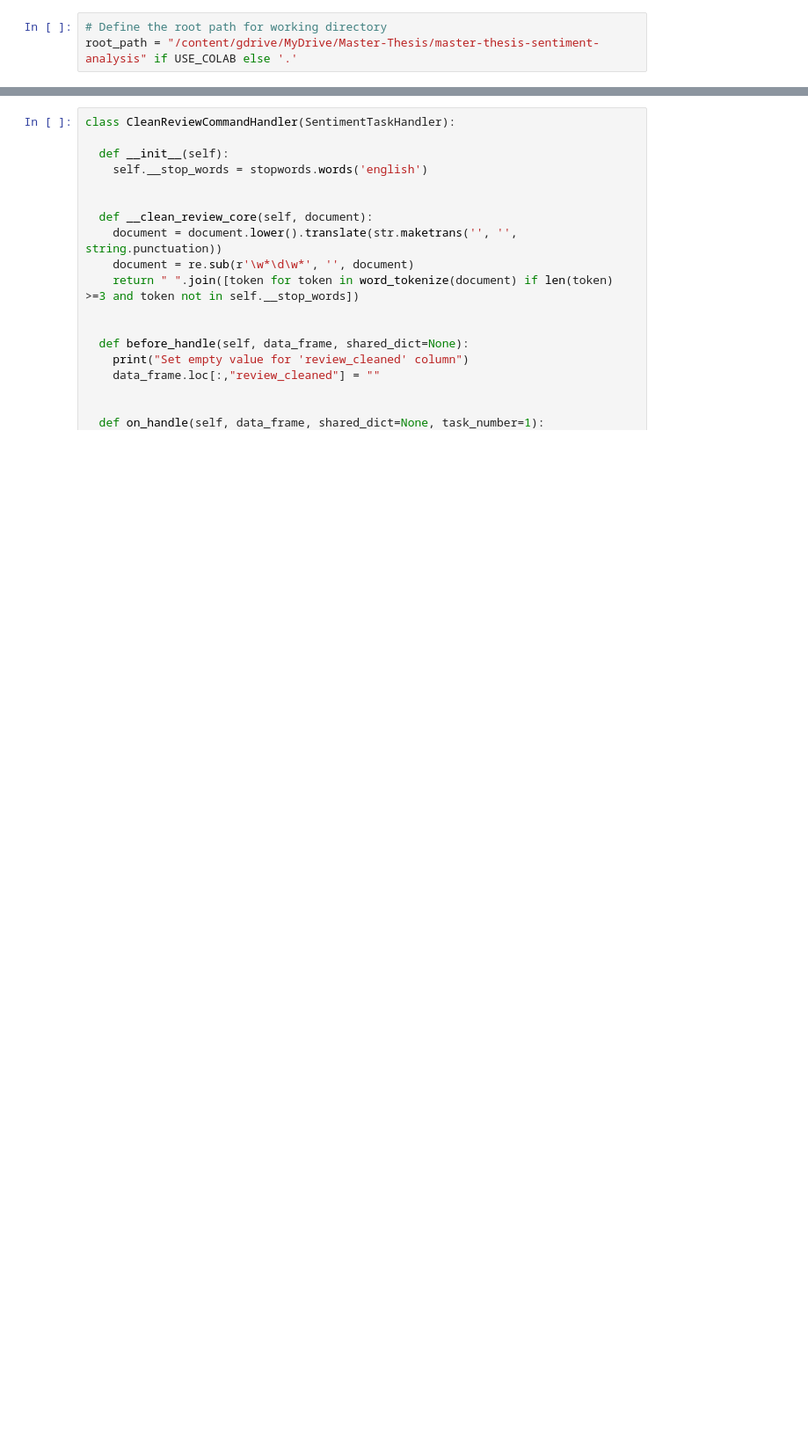
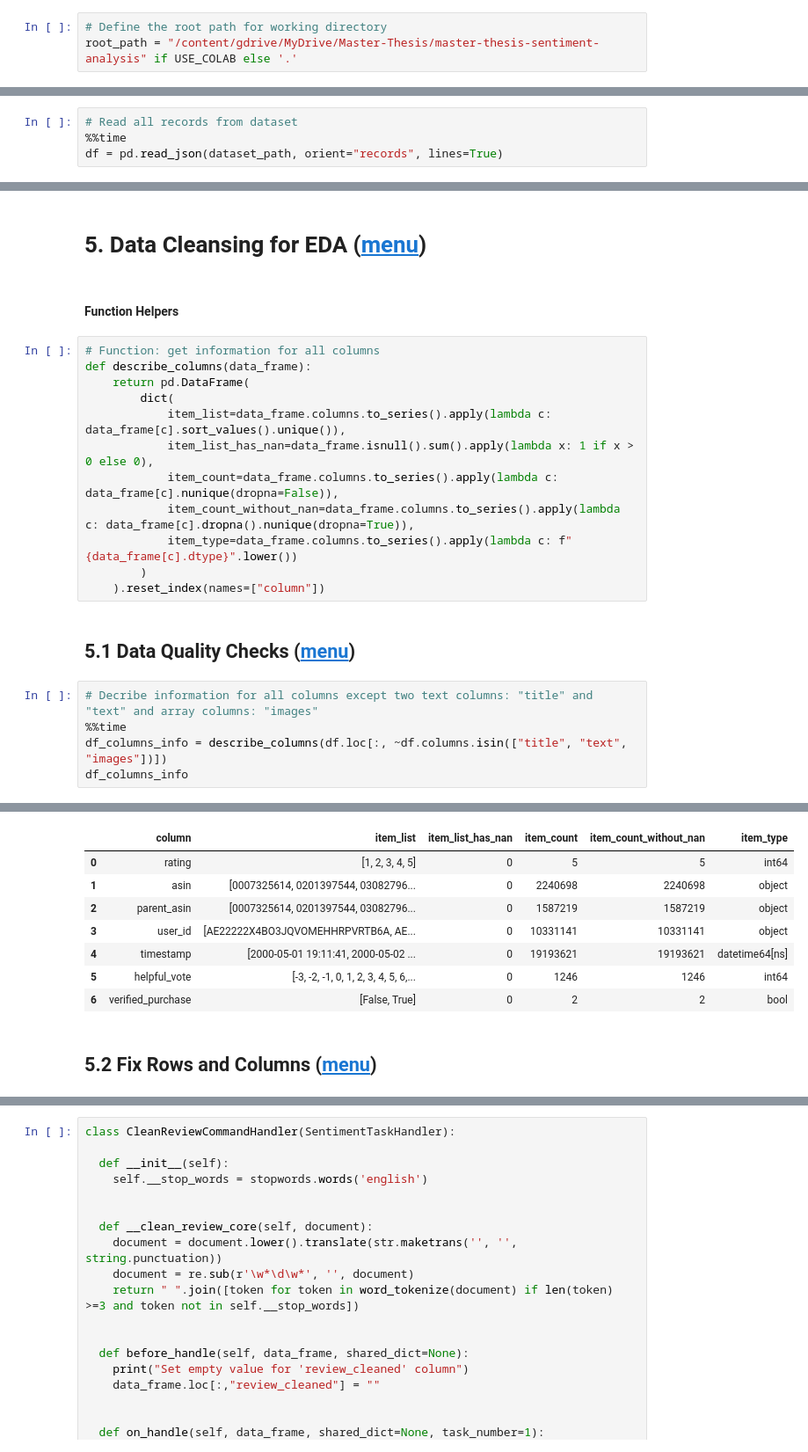
Before and after one commit to learninq/Master-Thesis-Sentiment-Analysis, a Jupyter notebook: 01.sentiment_analysis_dev.ipynb, the cells around one changed output, grey strips where cells are left out. Shown at 88% size. Cells and saved outputs as stored; diff of their text form; blank space fills up the shorter version.

Commit message:
checkpoint: add menu

```diff
--- a/01.sentiment_analysis_dev.ipynb
+++ b/01.sentiment_analysis_dev.ipynb
@@ -219,0 +167,4 @@ dtype: int64
+# %%
+# Read all records from dataset
+%%time
+df = pd.read_json(dataset_path, orient="records", lines=True)
@@ -219,0 +232,24 @@ dtype: int64
+# %% [markdown]
+# 5. Data Cleansing for EDA ([menu](#menu)) <a id='m-5'></a>
+# %% [markdown]
+#### Function Helpers
+# %%
+# Function: get information for all columns
+def describe_columns(data_frame):
+    return pd.DataFrame(
+        dict(
+            item_list=data_frame.columns.to_series().apply(lambda c: data_frame[c].sort_values().unique()),
+            item_list_has_nan=data_frame.isnull().sum().apply(lambda x: 1 if x > 0 else 0),
+            item_count=data_frame.columns.to_series().apply(lambda c: data_frame[c].nunique(dropna=False)),
+            item_count_without_nan=data_frame.columns.to_series().apply(lambda c: data_frame[c].dropna().nunique(dropna=True)),
+            item_type=data_frame.columns.to_series().apply(lambda c: f"{data_frame[c].dtype}".lower())
+        )
+    ).reset_index(names=["column"])
+# %% [markdown]
+## 5.1 Data Quality Checks  ([menu](#menu)) <a id='m-5-1'></a>
+# %%
+# Decribe information for all columns except two text columns: "title" and "text" and array columns: "images"
+%%time
+df_columns_info = describe_columns(df.loc[:, ~df.columns.isin(["title", "text", "images"])])
+df_columns_info
+# %% [output]
@@ -219,0 +258,10 @@ dtype: int64
+|  | column | item_list | item_list_has_nan | item_count | item_count_without_nan | item_type |
+| 0 | rating | [1, 2, 3, 4, 5] | 0 | 5 | 5 | int64 |
+| 1 | asin | [0007325614, 0201397544, 03082796... | 0 | 2240698 | 2240698 | object |
+| 2 | parent_asin | [0007325614, 0201397544, 03082796... | 0 | 1587219 | 1587219 | object |
+| 3 | user_id | [AE22222X4BO3JQVOMEHHRPVRTB6A, AE... | 0 | 10331141 | 10331141 | object |
+| 4 | timestamp | [2000-05-01 19:11:41, 2000-05-02 ... | 0 | 19193621 | 19193621 | datetime64[ns] |
+| 5 | helpful_vote | [-3, -2, -1, 0, 1, 2, 3, 4, 5, 6,... | 0 | 1246 | 1246 | int64 |
+| 6 | verified_purchase | [False, True] | 0 | 2 | 2 | bool |
+# %% [markdown]
+## 5.2 Fix Rows and Columns ([menu](#menu)) <a id='m-5-2'></a>
```
Also changed, not shown: parts of 225 cells of this notebook.
